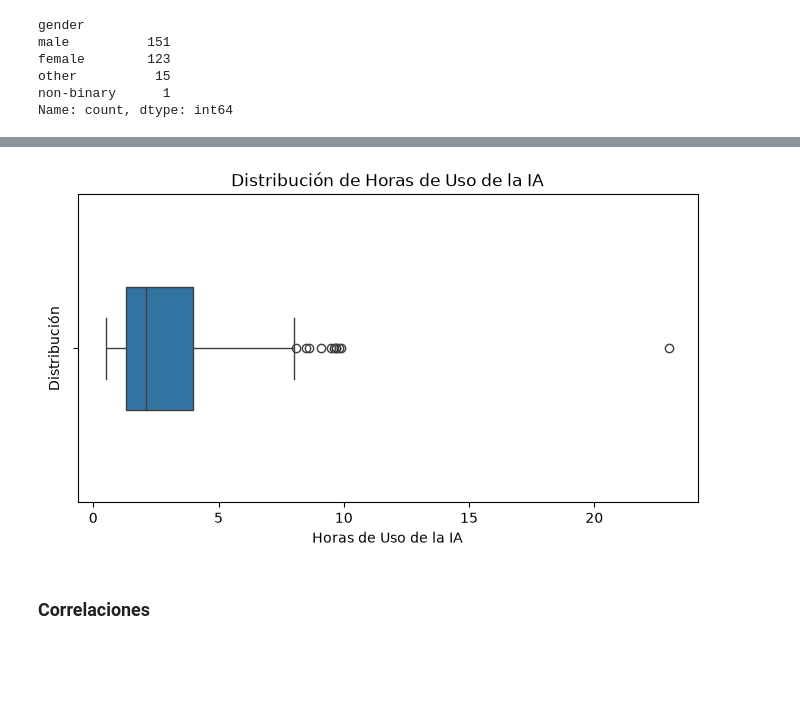
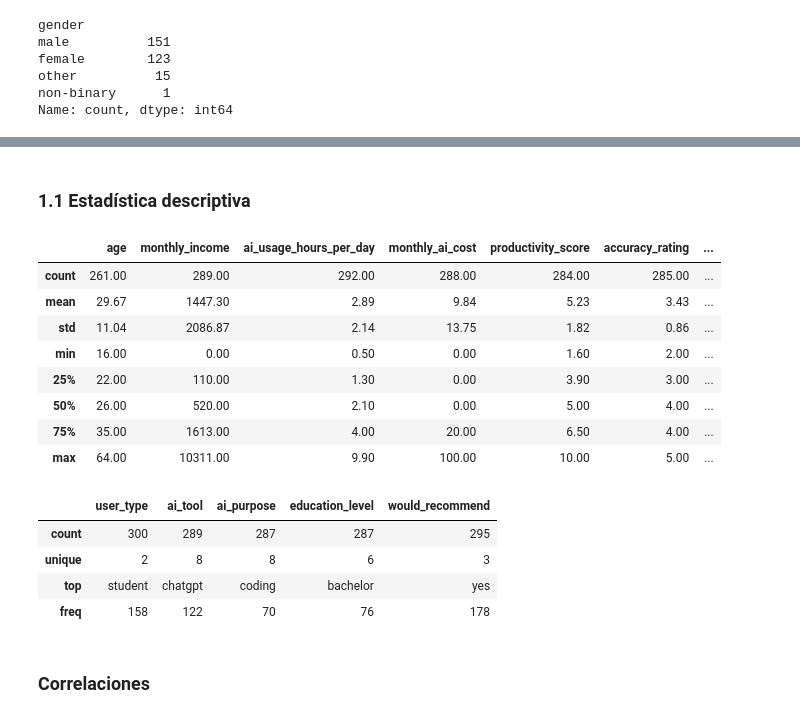
Before and after one commit to NicoBonorino/Tp_Python, a Jupyter notebook: TP.ipynb, the cells around one changed output, grey strips where cells are left out. Drawn from its saved outputs; the diff is of its cells as text; code cells hidden in the pictures; blank space fills up the shorter version.

```diff
--- a/TP.ipynb
+++ b/TP.ipynb
@@ -271,12 +238,28 @@ plt.show()
-# %%
-plt.figure(figsize=(8, 4))
-sns.boxplot(data=df, x="ai_usage_hours_per_day",  width=0.4)
-plt.title("Distribución de Horas de Uso de la IA")
-plt.xlabel("Horas de Uso de la IA")
-plt.ylabel("Distribución")
-plt.show()
-# %% [output]
-[figure, removed]
+# %% [markdown]
+### 1.1 Estadística descriptiva
+# %%
+num_cols = ["age", "monthly_income", "ai_usage_hours_per_day", "monthly_ai_cost",
+            "productivity_score", "accuracy_rating", "satisfaction_score",
+            "time_saved_hours_per_week", "work_or_study_hours_per_day"]
+df[num_cols].describe().round(2)
+# %% [output]
+|  | age | monthly_income | ai_usage_hours_per_day | monthly_ai_cost | productivity_score | accuracy_rating | ... |
+| count | 261.00 | 289.00 | 292.00 | 288.00 | 284.00 | 285.00 | ... |
+| mean | 29.67 | 1447.30 | 2.89 | 9.84 | 5.23 | 3.43 | ... |
+| std | 11.04 | 2086.87 | 2.14 | 13.75 | 1.82 | 0.86 | ... |
+| min | 16.00 | 0.00 | 0.50 | 0.00 | 1.60 | 2.00 | ... |
+| 25% | 22.00 | 110.00 | 1.30 | 0.00 | 3.90 | 3.00 | ... |
+| 50% | 26.00 | 520.00 | 2.10 | 0.00 | 5.00 | 4.00 | ... |
+| 75% | 35.00 | 1613.00 | 4.00 | 20.00 | 6.50 | 4.00 | ... |
+| max | 64.00 | 10311.00 | 9.90 | 100.00 | 10.00 | 5.00 | ... |
+# %%
+df[["user_type", "ai_tool", "ai_purpose", "education_level", "would_recommend"]].describe()
+# %% [output]
+|  | user_type | ai_tool | ai_purpose | education_level | would_recommend |
+| count | 300 | 289 | 287 | 287 | 295 |
+| unique | 2 | 8 | 8 | 6 | 3 |
+| top | student | chatgpt | coding | bachelor | yes |
+| freq | 158 | 122 | 70 | 76 | 178 |
 # %% [markdown]
 ### Correlaciones
 # %%
```
Also changed, not shown: parts of 23 cells of this notebook.
